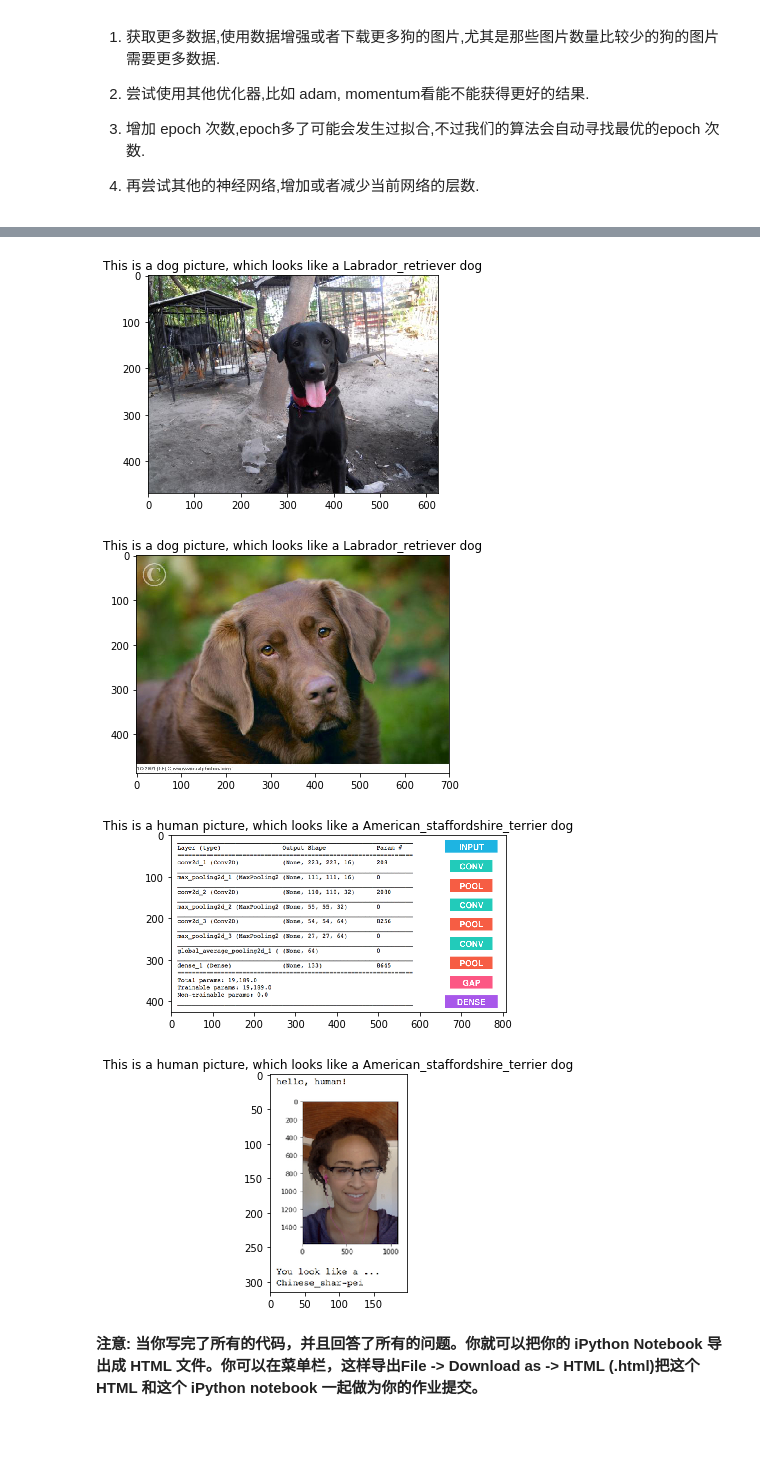
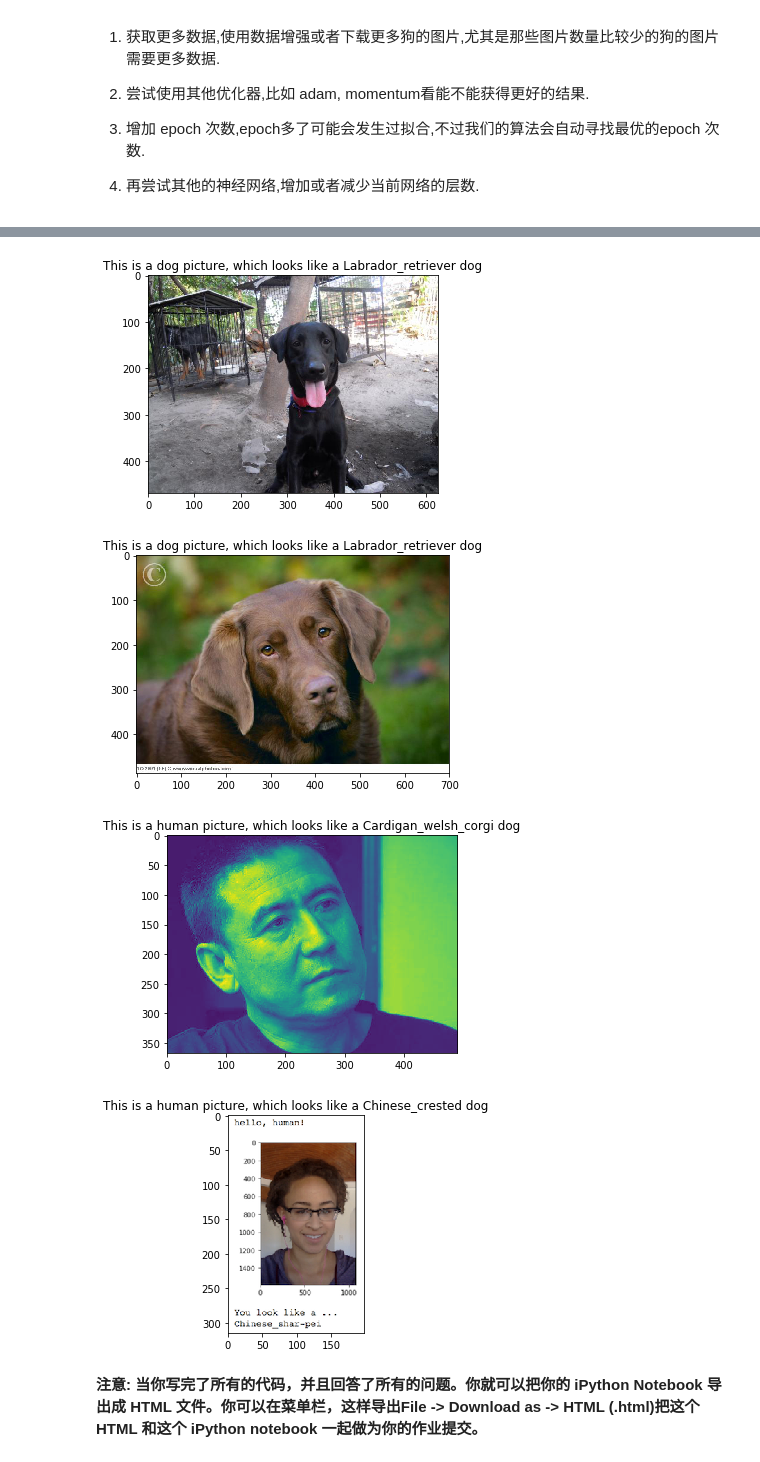
Before and after one commit to zhangcj5131/dog_breed_classifier, a Jupyter notebook: dog_app.ipynb, the cells around one changed output, grey strips where cells are left out. Drawn from its saved outputs; the diff is of its cells as text; code cells hidden in the pictures; blank space fills up the shorter version.

```diff
--- a/dog_app.ipynb
+++ b/dog_app.ipynb
@@ -1062,7 +1082,7 @@ import matplotlib.image as mpimg
 def human_or_dog_dector(img_path):
     img = mpimg.imread(img_path)
     _ = plt.imshow(img)
-    if dog_detector(img_path) == False:
+    if face_detector(img_path) == True:
         dog_breed = Xception_predict_breed(img_path)
         plt.title('This is a human picture, which looks like a {} dog'.format(dog_breed))
     elif dog_detector(img_path) == True:
@@ -1112,17 +1132,17 @@ __答 11:__
 # %%
 ## TODO: 在你的电脑上，在步骤6中，至少在6张图片上运行你的算法。
 ## 自由地使用所需的代码单元数吧
 pictures = ["images/Welsh_springer_spaniel_08203.jpg",'images/Curly-coated_retriever_03896.jpg','images/Labrador_retriever_06449.jpg',
-            'images/Labrador_retriever_06455.jpg','images/sample_cnn.png','images/sample_human_output.png']
+            'images/Labrador_retriever_06455.jpg','images/1.jpg','images/sample_human_output.png']
 
 for i in range(len(pictures)):
     human_or_dog_dector(pictures[i])
 # %% [output]
 [figure]
 [figure]
 [figure]
 [figure]
-[figure, old version]
+[figure, new version]
-[figure, old version]
+[figure, new version]
 # %% [markdown]
 **注意: 当你写完了所有的代码，并且回答了所有的问题。你就可以把你的 iPython Notebook 导出成 HTML 文件。你可以在菜单栏，这样导出File -> Download as -> HTML (.html)把这个 HTML 和这个 iPython notebook 一起做为你的作业提交。**
```
Also changed, not shown: parts of 15 cells of this notebook, 1 other file.
